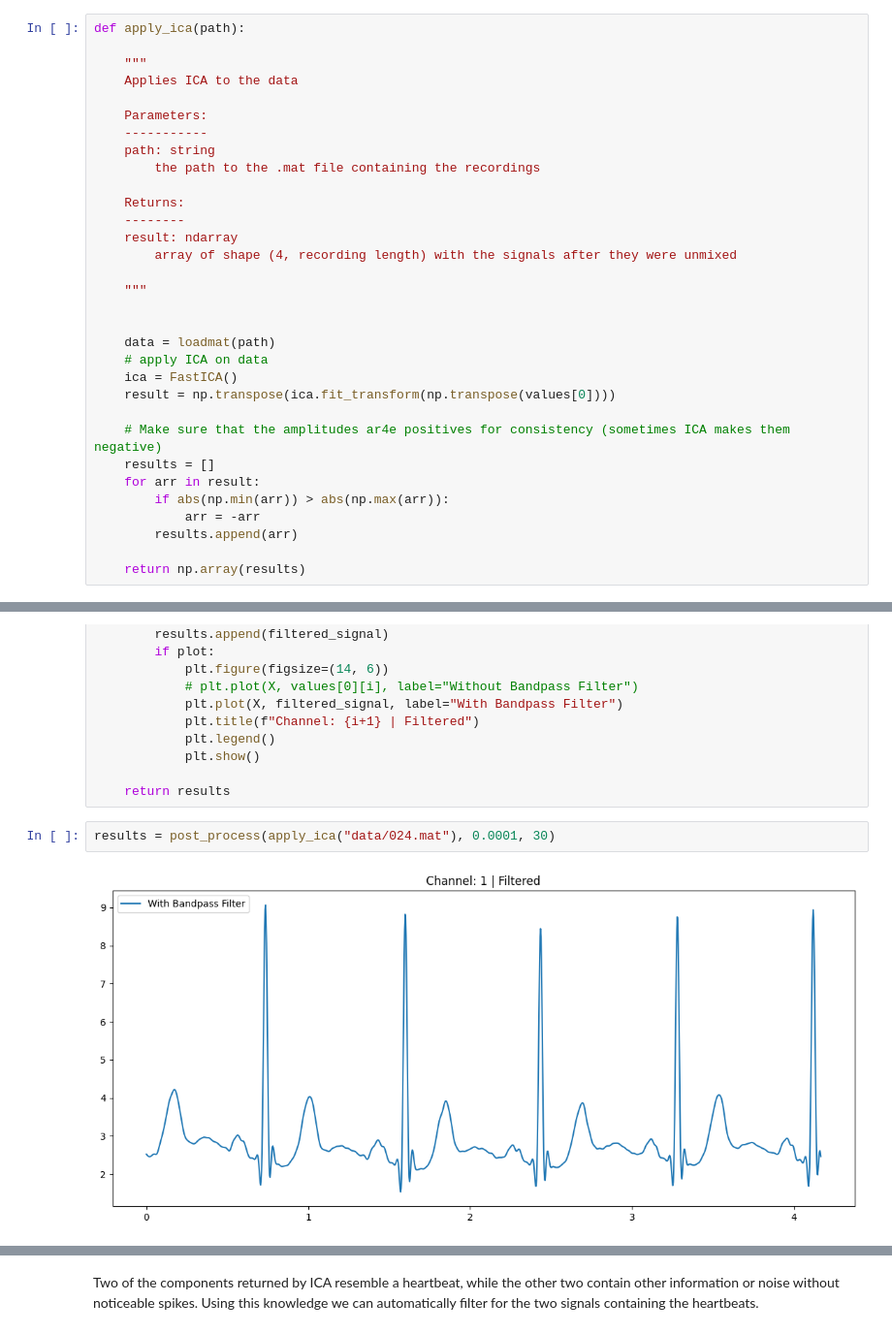
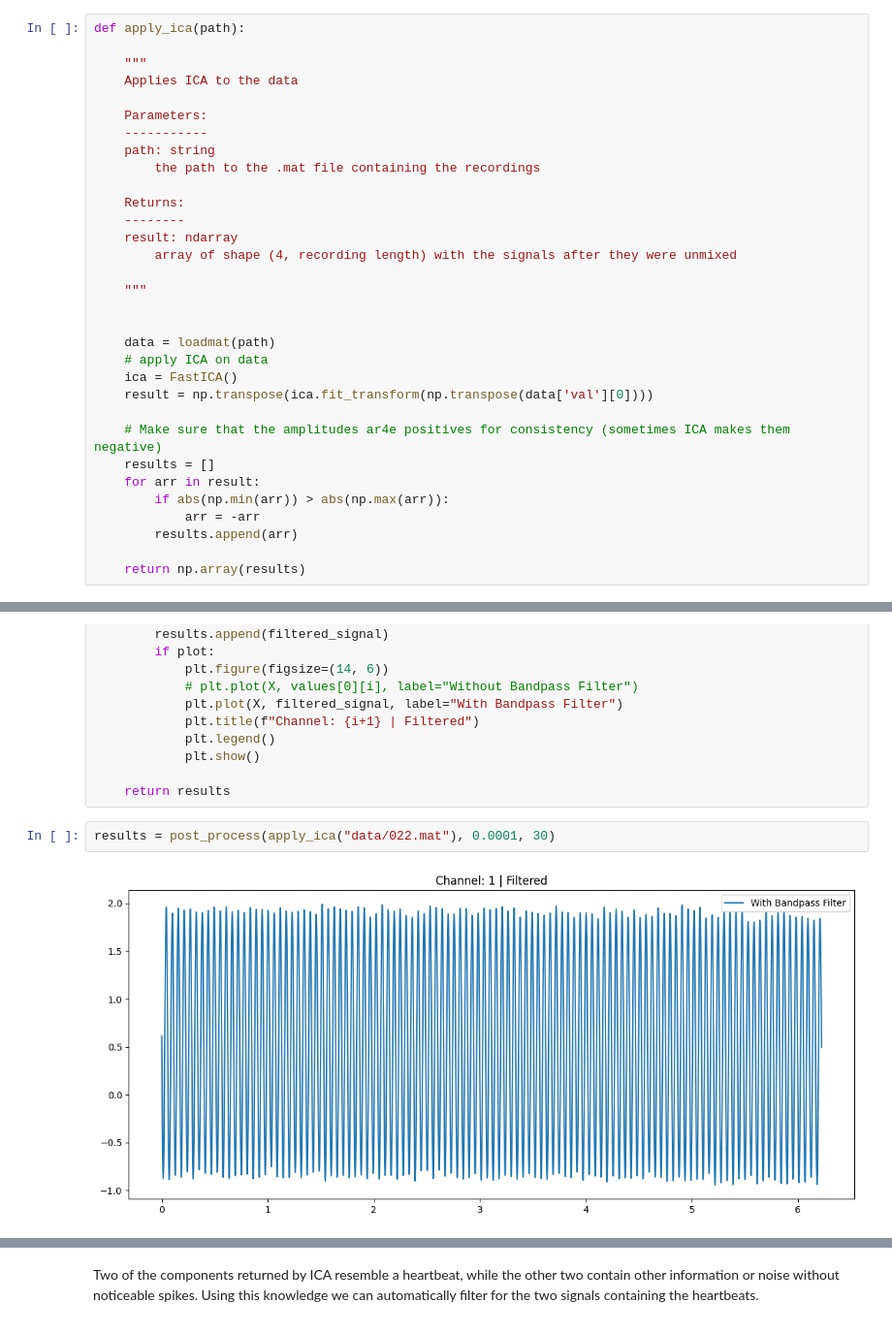
Before and after one commit to GegAll/ML_Project_2, a Jupyter notebook: ML_Project_2.ipynb, the cells around one changed output, grey strips where cells are left out. Shown at 97% size. Cells and saved outputs as stored; diff of their text form.

Commit message:
Quick fix of apply_ica method

```diff
--- a/ML_Project_2.ipynb
+++ b/ML_Project_2.ipynb
@@ -264,7 +262,7 @@ def apply_ica(path):
     data = loadmat(path)
     # apply ICA on data
     ica = FastICA()
-    result = np.transpose(ica.fit_transform(np.transpose(values[0])))
+    result = np.transpose(ica.fit_transform(np.transpose(data['val'][0])))
 
     # Make sure that the amplitudes ar4e positives for consistency (sometimes ICA makes them negative)
     results = []
@@ -316,6 +314,6 @@ def post_process(result, lowcut, highcut, plot=True):
 
     return results
 # %%
-results = post_process(apply_ica("data/024.mat"), 0.0001, 30)
+results = post_process(apply_ica("data/022.mat"), 0.0001, 30)
 # %% [output]
-[figure, old version]
+[figure, new version]
```
Also changed, not shown: parts of 2 cells of this notebook.
